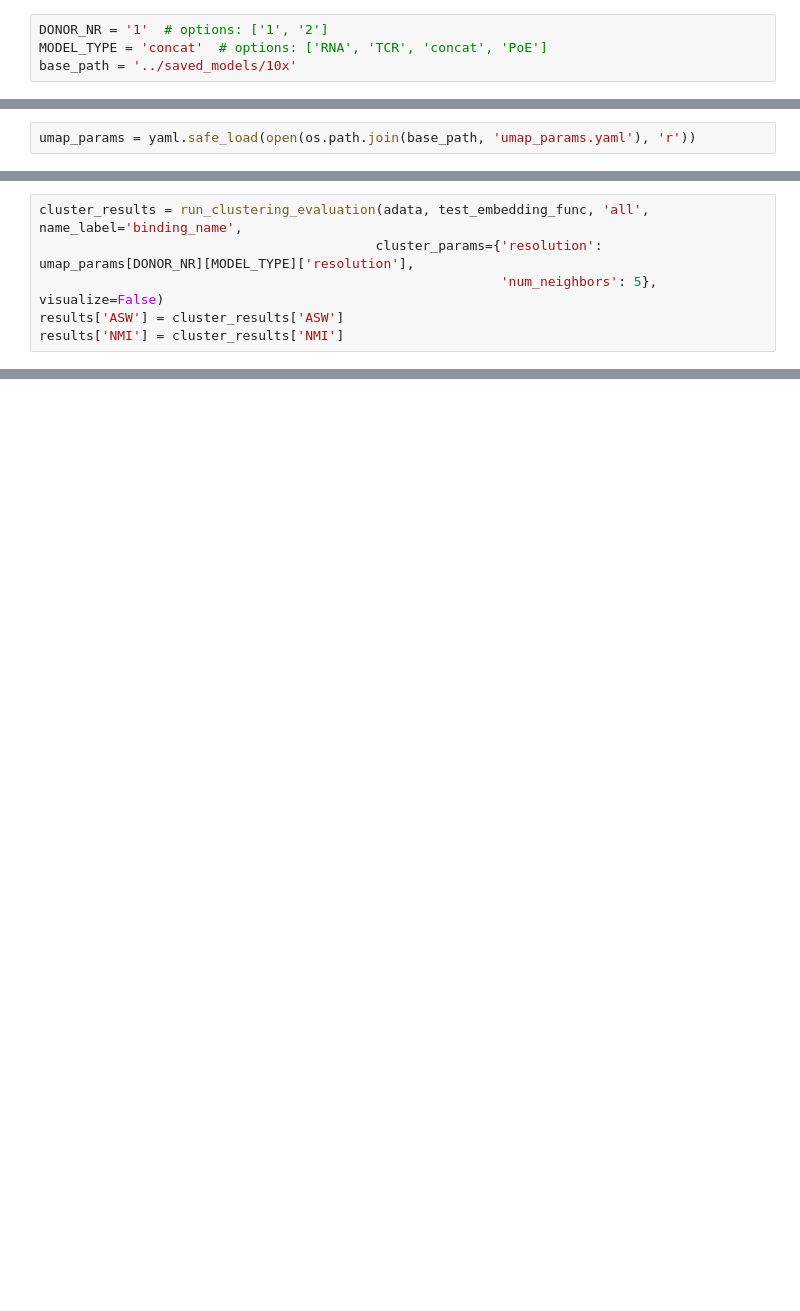
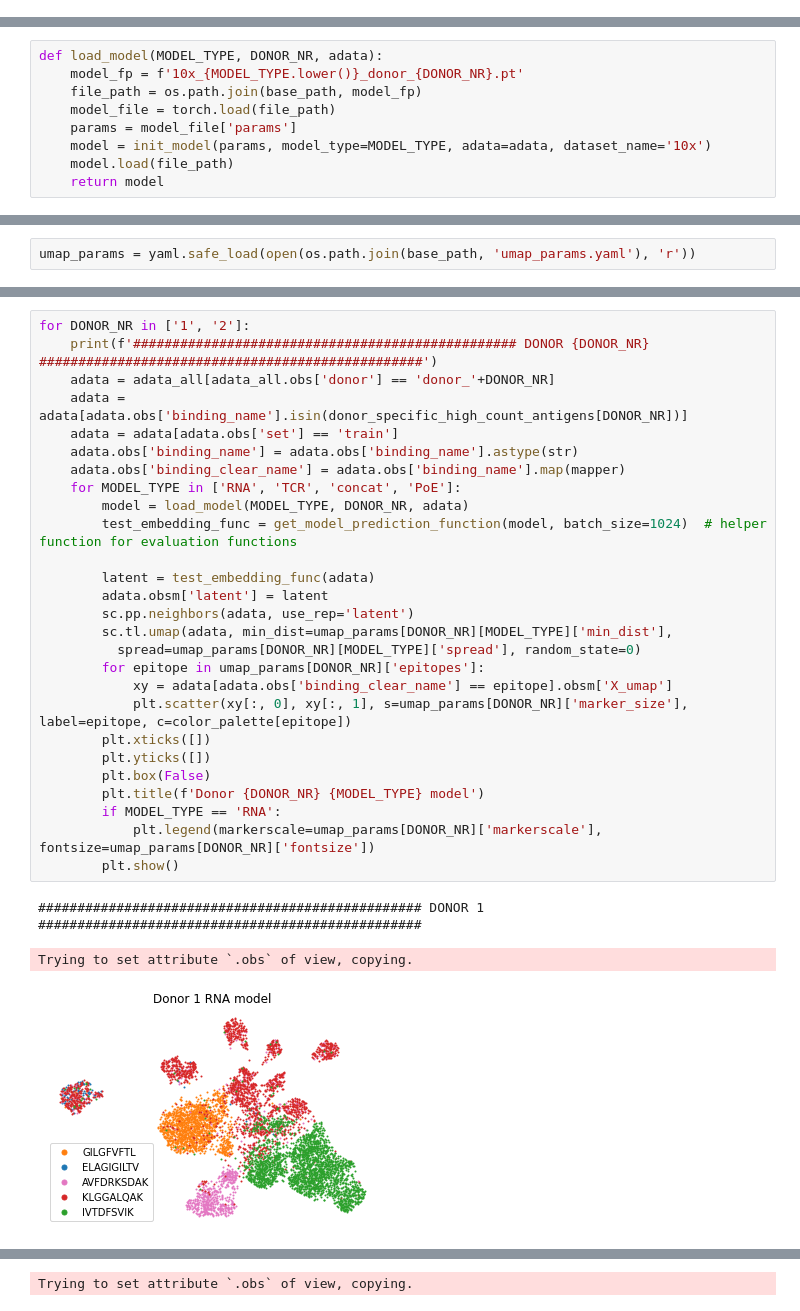
Before and after one commit to SchubertLab/mvTCR, a Jupyter notebook: experiments/10x_evaluate_models.ipynb, the cells around one changed output, grey strips where cells are left out. Cells and saved outputs as stored; diff of their text form; blank space fills up the shorter version.

Commit message:
update 10x_evaluate.ipynb, now shows evaluates all models at once

```diff
--- a/experiments/10x_evaluate_models.ipynb
+++ b/experiments/10x_evaluate_models.ipynb
@@ -26,4 +25,0 @@ from tcr_embedding.utils_training import init_model, show_umap, determine_marker
-# %%
-DONOR_NR = '1'  # options: ['1', '2']
-MODEL_TYPE = 'concat'  # options: ['RNA', 'TCR', 'concat', 'PoE']
-base_path = '../saved_models/10x'
@@ -31,0 +32,9 @@ base_path = '../saved_models/10x'
+# %%
+def load_model(MODEL_TYPE, DONOR_NR, adata):
+    model_fp = f'10x_{MODEL_TYPE.lower()}_donor_{DONOR_NR}.pt'
+    file_path = os.path.join(base_path, model_fp)
+    model_file = torch.load(file_path)
+    params = model_file['params']
+    model = init_model(params, model_type=MODEL_TYPE, adata=adata, dataset_name='10x')
+    model.load(file_path)
+    return model
@@ -89,6 +95,0 @@ Clusters are determined using Leiden
-# %%
-cluster_results = run_clustering_evaluation(adata, test_embedding_func, 'all', name_label='binding_name',
-                                           cluster_params={'resolution': umap_params[DONOR_NR][MODEL_TYPE]['resolution'],
-                                                           'num_neighbors': 5}, visualize=False)
-results['ASW'] = cluster_results['ASW']
-results['NMI'] = cluster_results['NMI']
@@ -116,0 +136,31 @@ pd.DataFrame(results, index=['results'])
+# %%
+for DONOR_NR in ['1', '2']:
+    print(f'################################################# DONOR {DONOR_NR} #################################################')
+    adata = adata_all[adata_all.obs['donor'] == 'donor_'+DONOR_NR]
+    adata = adata[adata.obs['binding_name'].isin(donor_specific_high_count_antigens[DONOR_NR])]
+    adata = adata[adata.obs['set'] == 'train']
+    adata.obs['binding_name'] = adata.obs['binding_name'].astype(str)
+    adata.obs['binding_clear_name'] = adata.obs['binding_name'].map(mapper)
+    for MODEL_TYPE in ['RNA', 'TCR', 'concat', 'PoE']:
+        model = load_model(MODEL_TYPE, DONOR_NR, adata)
+        test_embedding_func = get_model_prediction_function(model, batch_size=1024)  # helper function for evaluation functions
+
+        latent = test_embedding_func(adata)
+        adata.obsm['latent'] = latent
+        sc.pp.neighbors(adata, use_rep='latent')
+        sc.tl.umap(adata, min_dist=umap_params[DONOR_NR][MODEL_TYPE]['min_dist'],
+          spread=umap_params[DONOR_NR][MODEL_TYPE]['spread'], random_state=0)
+        for epitope in umap_params[DONOR_NR]['epitopes']:
+            xy = adata[adata.obs['binding_clear_name'] == epitope].obsm['X_umap']
+            plt.scatter(xy[:, 0], xy[:, 1], s=umap_params[DONOR_NR]['marker_size'], label=epitope, c=color_palette[epitope])
+        plt.xticks([])
+        plt.yticks([])
+        plt.box(False)
+        plt.title(f'Donor {DONOR_NR} {MODEL_TYPE} model')
+        if MODEL_TYPE == 'RNA':
+            plt.legend(markerscale=umap_params[DONOR_NR]['markerscale'], fontsize=umap_params[DONOR_NR]['fontsize'])
+        plt.show()
+# %% [output]
+################################################# DONOR 1 #################################################
+Trying to set attribute `.obs` of view, copying.
+[figure, added]
@@ -116,0 +171 @@ pd.DataFrame(results, index=['results'])
+Trying to set attribute `.obs` of view, copying.
```
Also changed, not shown: parts of 42 cells of this notebook, 1 other file.
